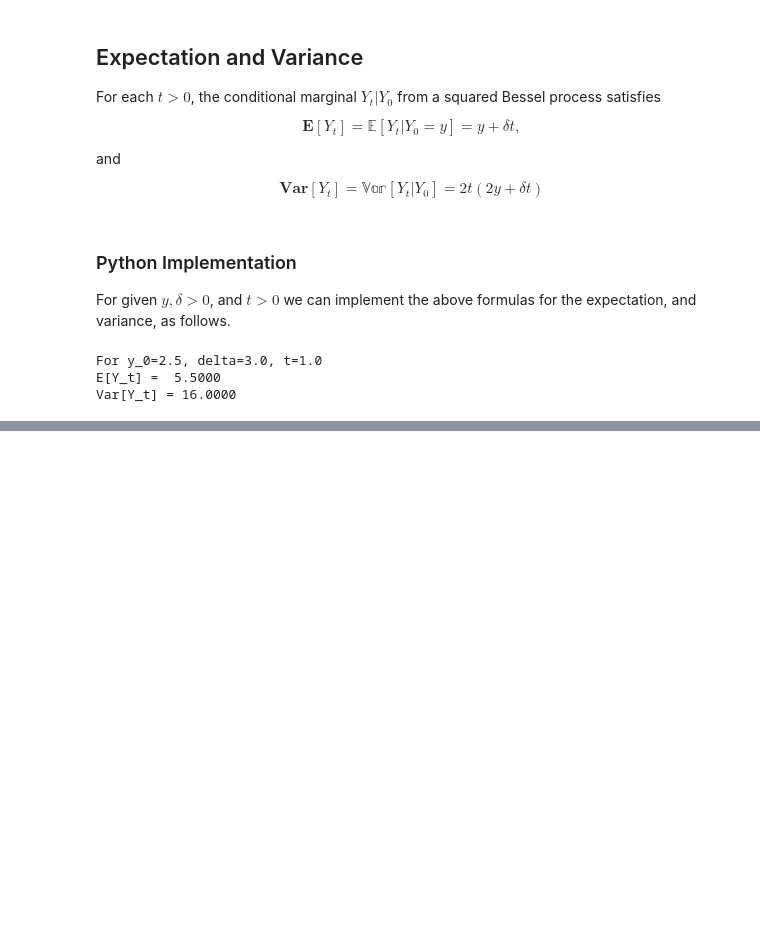
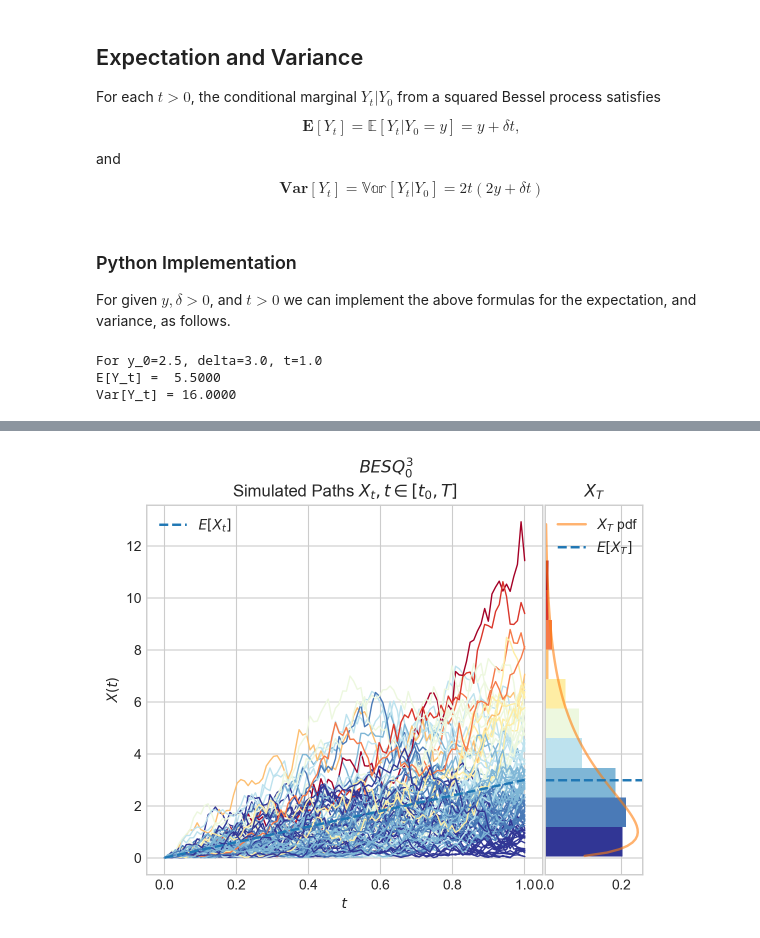
Before and after one commit to quantgirluk/Understanding-Quantitative-Finance, a Jupyter notebook: UQF/bessel_processes.ipynb, the cells around one changed output, grey strips where cells are left out. Saved outputs shown, nothing was run; the diff lists cells and outputs as text; code cells hidden in the pictures; blank space fills up the shorter version.

```diff
--- a/UQF/bessel_processes.ipynb
+++ b/UQF/bessel_processes.ipynb
@@ -229,0 +229,5 @@ for t in times[1:]:
+# %%
+besq = BESQProcess(dim=3)
+besq.draw(n=100, N=100);
+# %% [output]
+[figure, added]
```
Also changed, not shown: parts of 4 cells of this notebook.
